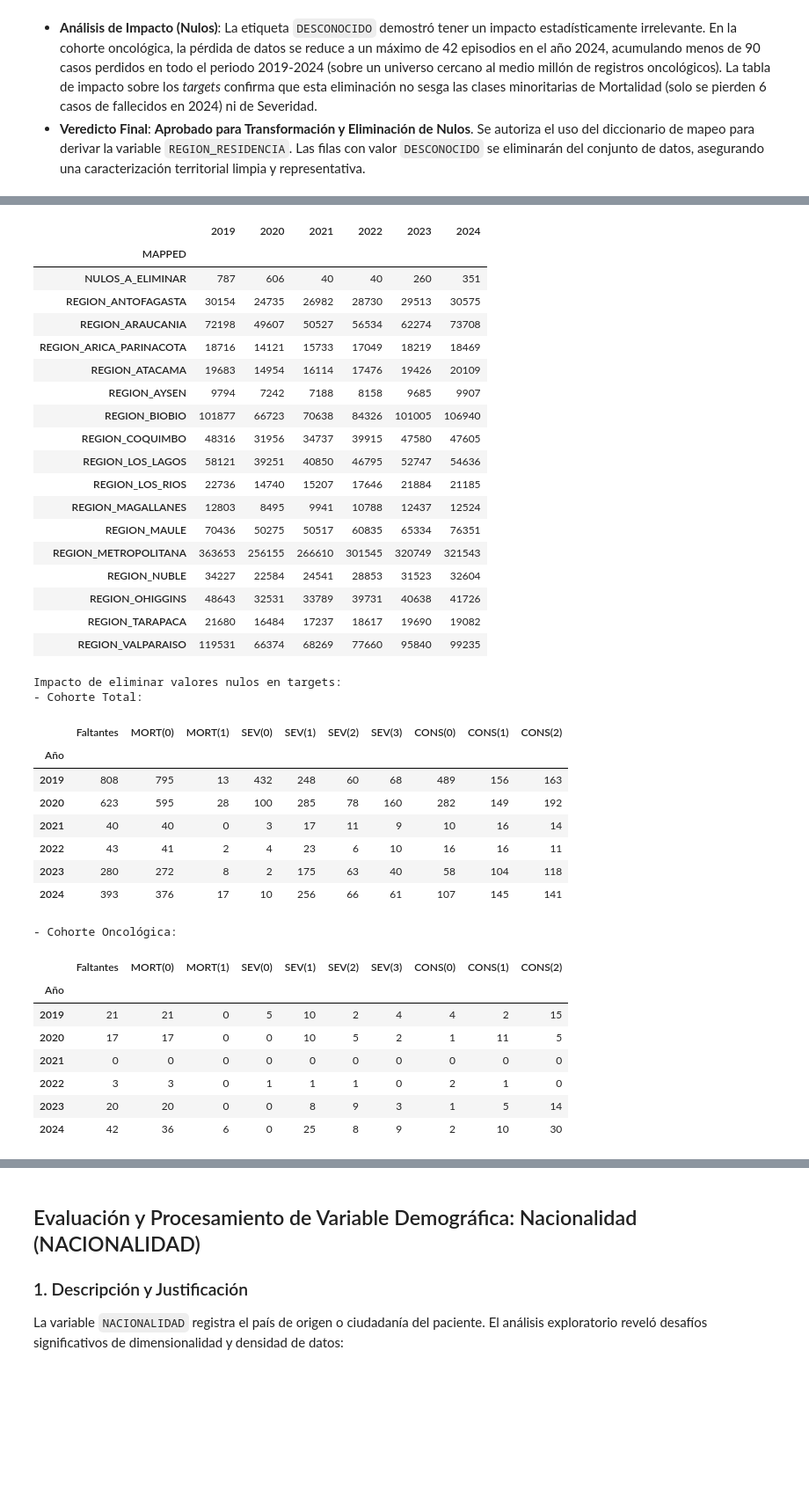
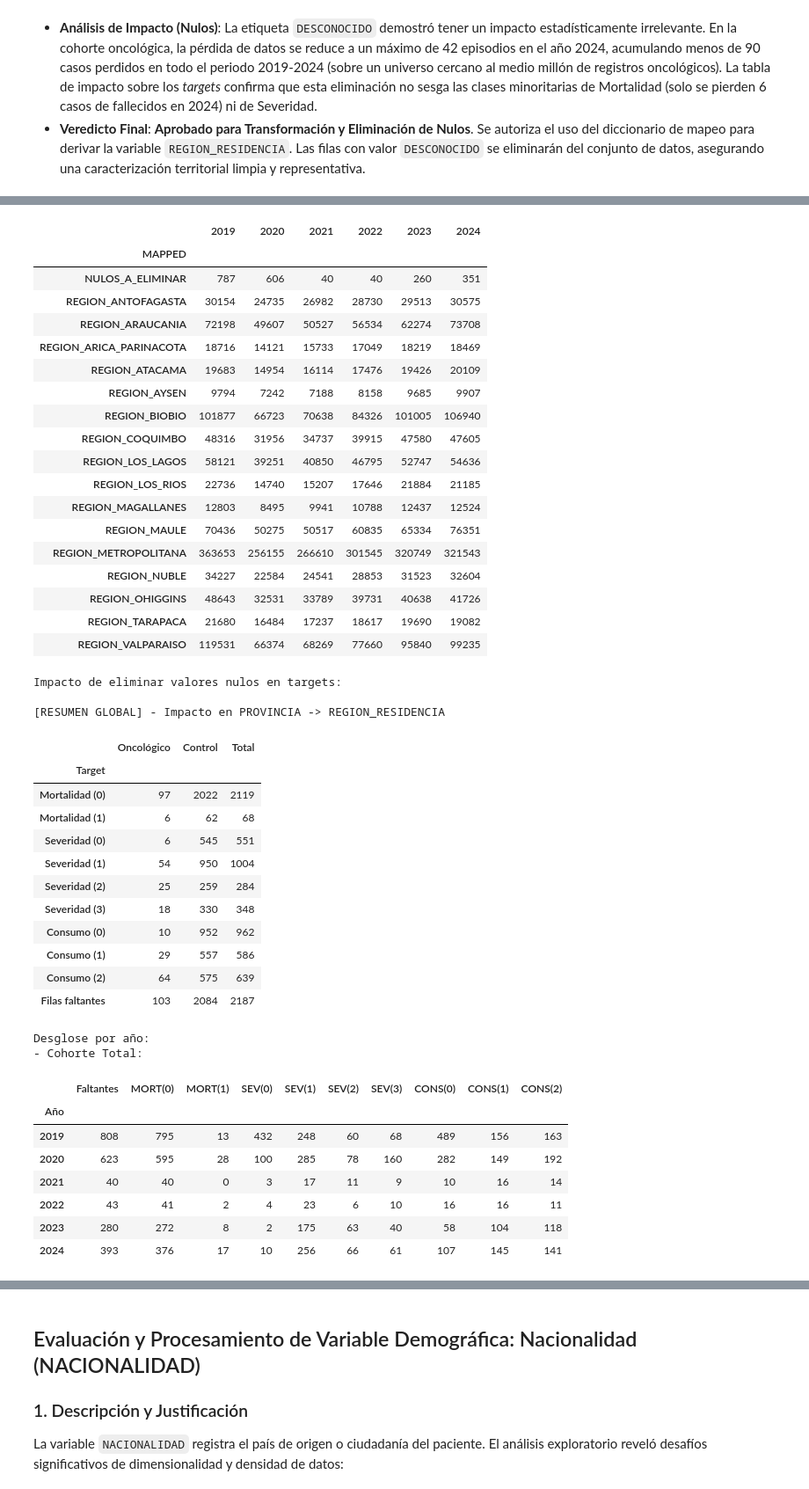
Before and after one commit to BrancoGarciaS/Branco-Garcia-Tesis-, a Jupyter notebook: Notebooks/Etapa 1 y 2 - Comprensión y preparación de los datos/08_procesamiento_categoricas.ipynb, the cells around one changed output, grey strips where cells are left out. Shown at 88% size. Saved outputs shown, nothing was run; the diff lists cells and outputs as text; code cells hidden in the pictures; blank space fills up the shorter version.

```diff
--- a/Notebooks/Etapa 1 y 2 - Comprensión y preparación de los datos/08_procesamiento_categoricas.ipynb
+++ b/Notebooks/Etapa 1 y 2 - Comprensión y preparación de los datos/08_procesamiento_categoricas.ipynb
@@ -109,7 +109,7 @@ def simular_transformacion_categorica(carpeta, archivos, columna, mapeo, valores
     return df_freq, df_imp
 
 # ============================================================================
-# FUNCIÓN 2: MOSTRAR RESULTADOS
+# FUNCIÓN 2: MOSTRAR RESULTADOS (ACTUALIZADA CON RESUMEN GLOBAL FIX NAN)
 # ============================================================================
 def mostrar_resultados(df_freq, df_imp, variable):
     print(f"\nResultados para variable: {variable}\n" + "="*60)
@@ -123,6 +123,43 @@ def mostrar_resultados(df_freq, df_imp, variable):
     display(df_freq[2])
 
     print("\nImpacto de eliminar valores nulos en targets:")
+
+    # ------------------------------------------------------------------------
+    # NUEVO: CREACIÓN DE LA TABLA RESUMEN GLOBAL
+    # ------------------------------------------------------------------------
+    # Mapeo para nombres más limpios en la tabla final
+    mapa_nombres = {
+        'MORT(0)': 'Mortalidad (0)', 'MORT(1)': 'Mortalidad (1)',
+        'SEV(0)': 'Severidad (0)', 'SEV(1)': 'Severidad (1)', 'SEV(2)': 'Severidad (2)', 'SEV(3)': 'Severidad (3)',
+        'CONS(0)': 'Consumo (0)', 'CONS(1)': 'Consumo (1)', 'CONS(2)': 'Consumo (2)',
+        'Faltantes': 'Filas faltantes'
+    }
+
+    # Sumar todas las filas (años) para obtener el total global de cada cohorte
+    df_resumen = pd.DataFrame({
+        'Oncológico': df_imp[1].sum(),
+        'Control': df_imp[2].sum(),
+        'Total': df_imp[0].sum()
+    }).rename(index=mapa_nombres)
+
+    # Ordenar las filas tal como lo solicitaste
+    orden_filas = [
+        'Mortalidad (0)', 'Mortalidad (1)',
+        'Severidad (0)', 'Severidad (1)', 'Severidad (2)', 'Severidad (3)',
+        'Consumo (0)', 'Consumo (1)', 'Consumo (2)',
+        'Filas faltantes'
+    ]
+
+    # FIX: reindexar, rellenar los NaN con 0 y convertir todo a números enteros
+    df_resumen = df_resumen.reindex(orden_filas).fillna(0).astype(int)
+    df_resumen.index.name = 'Target'
+
+    # Mostrar la tabla global
+    print(f"\n[RESUMEN GLOBAL] - Impacto en {variable}")
+    display(df_resumen)
+    # ------------------------------------------------------------------------
+
+    print("\nDesglose por año:")
     print("- Cohorte Total:")
     display(df_imp[0])
     print("- Cohorte Oncológica:")
@@ -441,4 +508,4 @@ diccionario_provincias = {
     # VII - Maule
     "TALCA": "REGION_MAULE", "LINARES": "REGION_MAULE", "CURICO": "REGION_MAULE", "CAUQUENES": "REGION_MAULE",
     # XVI - Ñuble (Incluye la antigua provincia NUBLE y las actuales)
-    "NUBLE": "REGION_NUBLE", "DIGUILLIN": "REGION_NUBLE", "PUNILLA": "REGION_NUBLE", "ITATA": "REGION_NUBLE",
+    "ÑUBLE":"REGION_NUBLE", "NUBLE": "REGION_NUBLE", "DIGUILLIN": "REGION_NUBLE", "PUNILLA": "REGION_NUBLE", "ITATA": "REGION_NUBLE",
@@ -514,48 +581,54 @@ Frecuencias por Cohorte:
 | REGION_LOS_LAGOS | 5530 | 3770 | 3752 | 3757 | 4633 | 5046 |
 | REGION_LOS_RIOS | 2392 | 2011 | 1958 | 2235 | 2630 | 2671 |
 | REGION_MAGALLANES | 1063 | 660 | 775 | 918 | 1070 | 1138 |
 | REGION_MAULE | 5807 | 4342 | 4468 | 5088 | 5636 | 6549 |
 | REGION_METROPOLITANA | 34953 | 22413 | 24510 | 28341 | 31899 | 33586 |
 | REGION_NUBLE | 2209 | 1805 | 2203 | 2532 | 2669 | 3305 |
 | REGION_OHIGGINS | 3071 | 2582 | 2674 | 3138 | 3285 | 3496 |
 | REGION_TARAPACA | 1442 | 1258 | 1289 | 1449 | 1642 | 2016 |
 | REGION_VALPARAISO | 16024 | 6630 | 6110 | 7634 | 9947 | 10730 |
 - Cohorte Control:
 |  | 2019 | 2020 | 2021 | 2022 | 2023 | 2024 |
 | MAPPED |  |  |  |  |  |  |
 | NULOS_A_ELIMINAR | 787 | 606 | 40 | 40 | 260 | 351 |
 | REGION_ANTOFAGASTA | 30154 | 24735 | 26982 | 28730 | 29513 | 30575 |
 | REGION_ARAUCANIA | 72198 | 49607 | 50527 | 56534 | 62274 | 73708 |
 | REGION_ARICA_PARINACOTA | 18716 | 14121 | 15733 | 17049 | 18219 | 18469 |
 | REGION_ATACAMA | 19683 | 14954 | 16114 | 17476 | 19426 | 20109 |
 | REGION_AYSEN | 9794 | 7242 | 7188 | 8158 | 9685 | 9907 |
 | REGION_BIOBIO | 101877 | 66723 | 70638 | 84326 | 101005 | 106940 |
 | REGION_COQUIMBO | 48316 | 31956 | 34737 | 39915 | 47580 | 47605 |
 | REGION_LOS_LAGOS | 58121 | 39251 | 40850 | 46795 | 52747 | 54636 |
 | REGION_LOS_RIOS | 22736 | 14740 | 15207 | 17646 | 21884 | 21185 |
 | REGION_MAGALLANES | 12803 | 8495 | 9941 | 10788 | 12437 | 12524 |
 | REGION_MAULE | 70436 | 50275 | 50517 | 60835 | 65334 | 76351 |
 | REGION_METROPOLITANA | 363653 | 256155 | 266610 | 301545 | 320749 | 321543 |
 | REGION_NUBLE | 34227 | 22584 | 24541 | 28853 | 31523 | 32604 |
 | REGION_OHIGGINS | 48643 | 32531 | 33789 | 39731 | 40638 | 41726 |
 | REGION_TARAPACA | 21680 | 16484 | 17237 | 18617 | 19690 | 19082 |
 | REGION_VALPARAISO | 119531 | 66374 | 68269 | 77660 | 95840 | 99235 |
 Impacto de eliminar valores nulos en targets:
-- Cohorte Total:
+
+[RESUMEN GLOBAL] - Impacto en PROVINCIA -> REGION_RESIDENCIA
-|  | Faltantes | MORT(0) | MORT(1) | SEV(0) | SEV(1) | SEV(2) | SEV(3) | CONS(0) | CONS(1) | CONS(2) |
-| Año |  |  |  |  |  |  |  |  |  |  |
-| 2019 | 808 | 795 | 13 | 432 | 248 | 60 | 68 | 489 | 156 | 163 |
-| 2020 | 623 | 595 | 28 | 100 | 285 | 78 | 160 | 282 | 149 | 192 |
-| 2021 | 40 | 40 | 0 | 3 | 17 | 11 | 9 | 10 | 16 | 14 |
-| 2022 | 43 | 41 | 2 | 4 | 23 | 6 | 10 | 16 | 16 | 11 |
-| 2023 | 280 | 272 | 8 | 2 | 175 | 63 | 40 | 58 | 104 | 118 |
-| 2024 | 393 | 376 | 17 | 10 | 256 | 66 | 61 | 107 | 145 | 141 |
+|  | Oncológico | Control | Total |
+| Target |  |  |  |
+| Mortalidad (0) | 97 | 2022 | 2119 |
+| Mortalidad (1) | 6 | 62 | 68 |
+| Severidad (0) | 6 | 545 | 551 |
+| Severidad (1) | 54 | 950 | 1004 |
+| Severidad (2) | 25 | 259 | 284 |
+| Severidad (3) | 18 | 330 | 348 |
+| Consumo (0) | 10 | 952 | 962 |
+| Consumo (1) | 29 | 557 | 586 |
+| Consumo (2) | 64 | 575 | 639 |
+| Filas faltantes | 103 | 2084 | 2187 |
-- Cohorte Oncológica:
+Desglose por año:
+- Cohorte Total:
 |  | Faltantes | MORT(0) | MORT(1) | SEV(0) | SEV(1) | SEV(2) | SEV(3) | CONS(0) | CONS(1) | CONS(2) |
 | Año |  |  |  |  |  |  |  |  |  |  |
-| 2019 | 21 | 21 | 0 | 5 | 10 | 2 | 4 | 4 | 2 | 15 |
-| 2020 | 17 | 17 | 0 | 0 | 10 | 5 | 2 | 1 | 11 | 5 |
-| 2021 | 0 | 0 | 0 | 0 | 0 | 0 | 0 | 0 | 0 | 0 |
-| 2022 | 3 | 3 | 0 | 1 | 1 | 1 | 0 | 2 | 1 | 0 |
-| 2023 | 20 | 20 | 0 | 0 | 8 | 9 | 3 | 1 | 5 | 14 |
-| 2024 | 42 | 36 | 6 | 0 | 25 | 8 | 9 | 2 | 10 | 30 |
+| 2019 | 808 | 795 | 13 | 432 | 248 | 60 | 68 | 489 | 156 | 163 |
+| 2020 | 623 | 595 | 28 | 100 | 285 | 78 | 160 | 282 | 149 | 192 |
+| 2021 | 40 | 40 | 0 | 3 | 17 | 11 | 9 | 10 | 16 | 14 |
+| 2022 | 43 | 41 | 2 | 4 | 23 | 6 | 10 | 16 | 16 | 11 |
+| 2023 | 280 | 272 | 8 | 2 | 175 | 63 | 40 | 58 | 104 | 118 |
+| 2024 | 393 | 376 | 17 | 10 | 256 | 66 | 61 | 107 | 145 | 141 |
```
Also changed, not shown: parts of 18 cells of this notebook, 11 other files.
